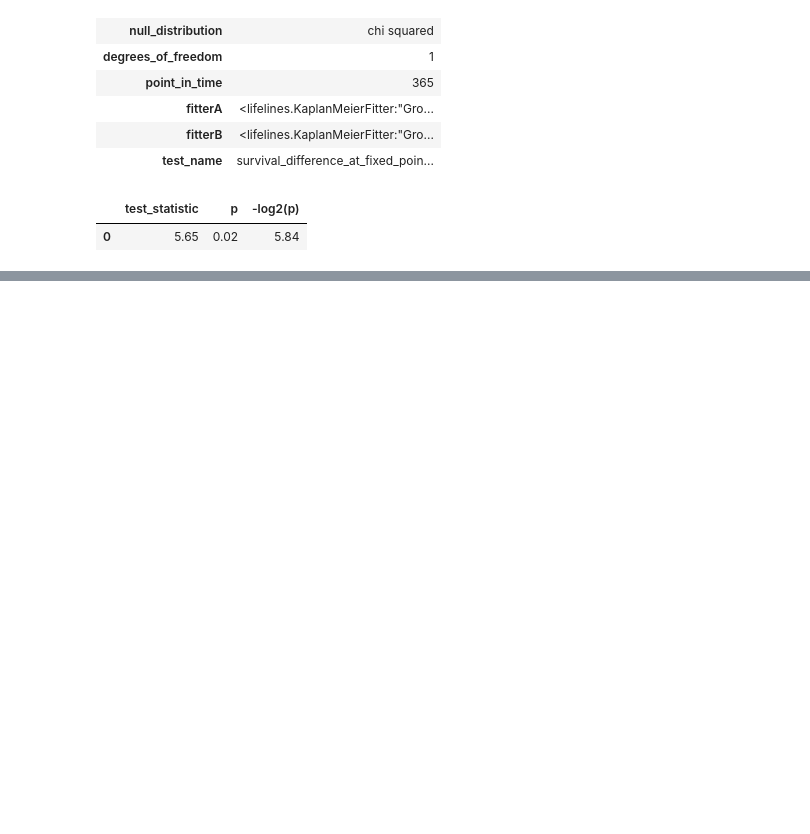
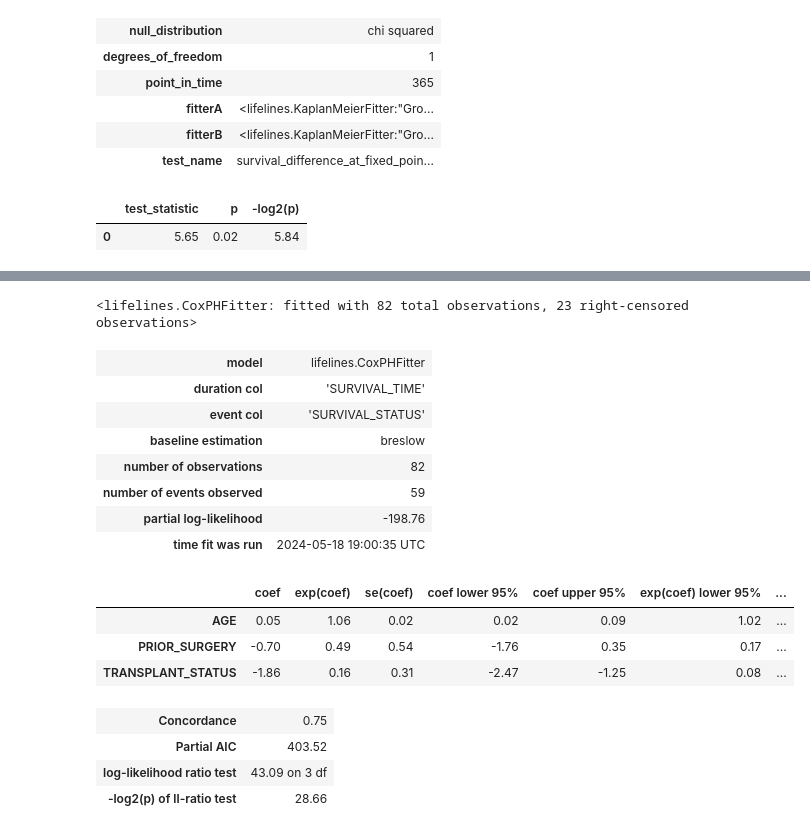
Before and after one commit to abhishekde95/Projects, a Jupyter notebook: DS/survival_analysis/2024_05_18_survival_analysis.ipynb, the cells around one changed output, grey strips where cells are left out. Cells and saved outputs as stored; diff of their text form; code cells hidden in the pictures; blank space fills up the shorter version.

```diff
--- a/DS/survival_analysis/2024_05_18_survival_analysis.ipynb
+++ b/DS/survival_analysis/2024_05_18_survival_analysis.ipynb
@@ -169,0 +259,23 @@ lifelines.statistics.survival_difference_at_fixed_point_in_time_test(
+# %%
+cph_model.fit(df=df2_train, duration_col='SURVIVAL_TIME', event_col='SURVIVAL_STATUS')
+# %% [output]
+<lifelines.CoxPHFitter: fitted with 82 total observations, 23 right-censored observations>
+# %%
+cph_model.print_summary()
+# %% [output]
+| model | lifelines.CoxPHFitter |
+| duration col | 'SURVIVAL_TIME' |
+| event col | 'SURVIVAL_STATUS' |
+| baseline estimation | breslow |
+| number of observations | 82 |
+| number of events observed | 59 |
+| partial log-likelihood | -198.76 |
+| time fit was run | 2024-05-18 19:00:35 UTC |
+|  | coef | exp(coef) | se(coef) | coef lower 95% | coef upper 95% | exp(coef) lower 95% | ... |
+| AGE | 0.05 | 1.06 | 0.02 | 0.02 | 0.09 | 1.02 | ... |
+| PRIOR_SURGERY | -0.70 | 0.49 | 0.54 | -1.76 | 0.35 | 0.17 | ... |
+| TRANSPLANT_STATUS | -1.86 | 0.16 | 0.31 | -2.47 | -1.25 | 0.08 | ... |
+| Concordance | 0.75 |
+| Partial AIC | 403.52 |
+| log-likelihood ratio test | 43.09 on 3 df |
+| -log2(p) of ll-ratio test | 28.66 |
```
Also changed, not shown: parts of 16 cells of this notebook, 1 other file.
